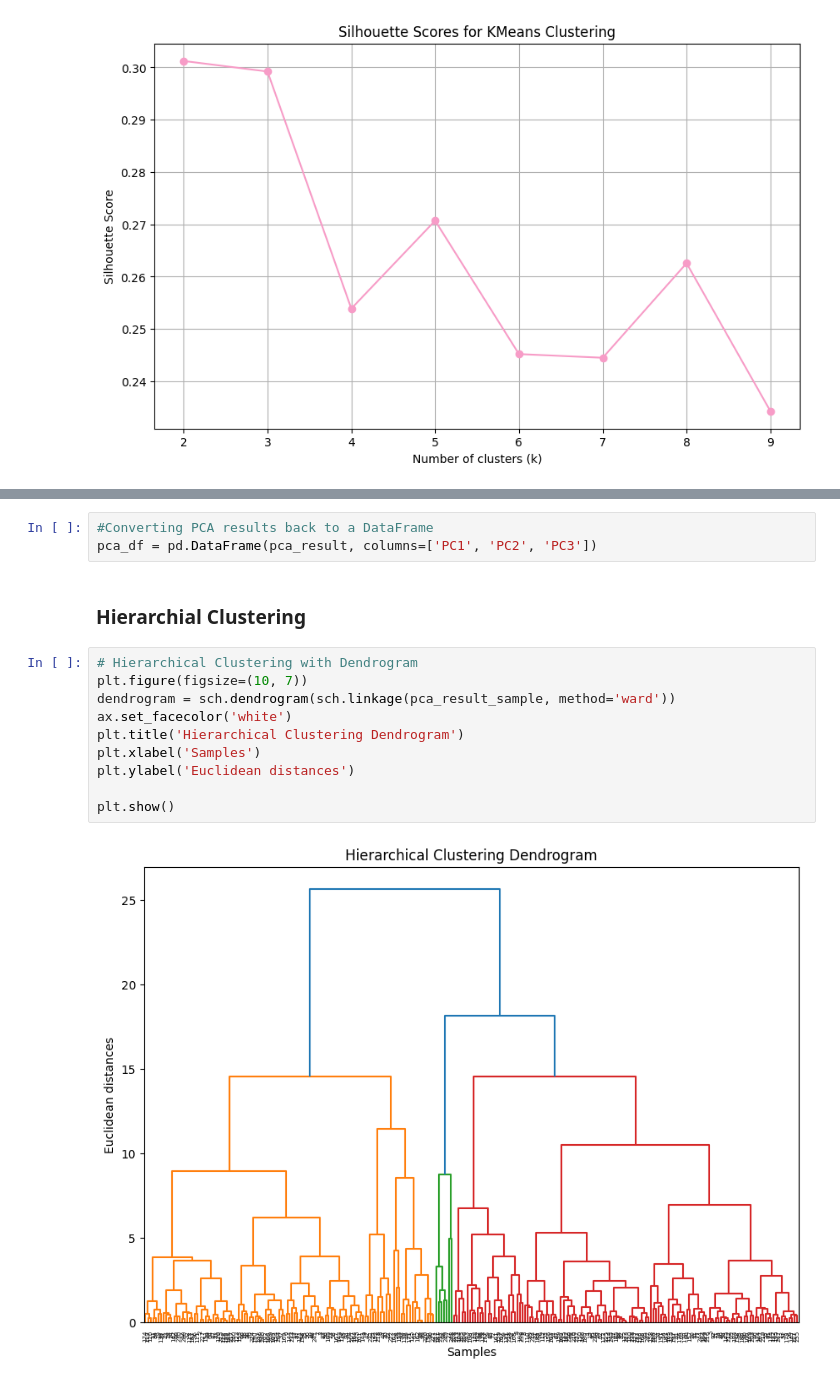
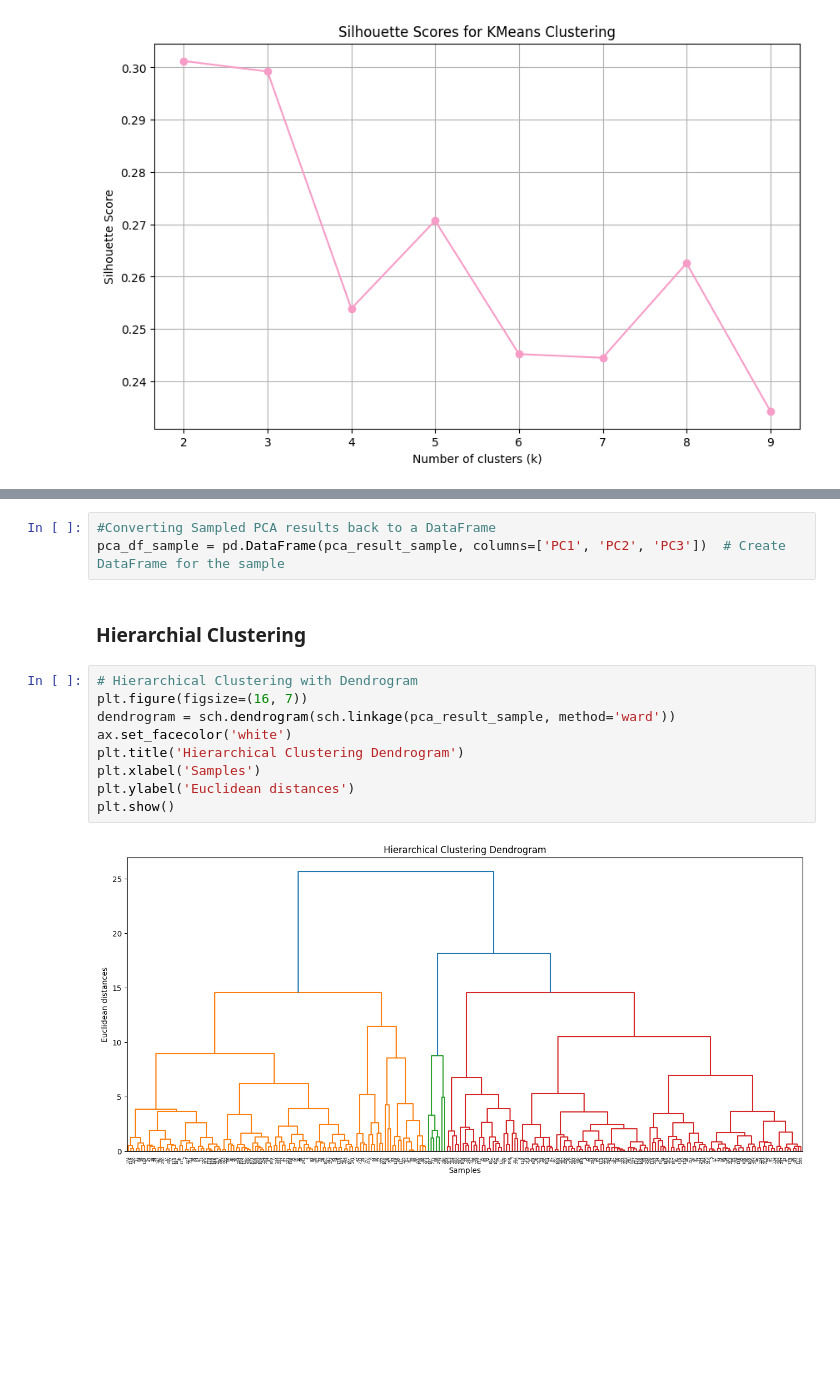
Before and after one commit to KenzieHensel/Project, a Jupyter notebook: Module_2/Clustering.ipynb, the cells around one changed output, grey strips where cells are left out. Saved outputs shown, nothing was run; the diff lists cells and outputs as text; blank space fills up the shorter version.

```diff
--- a/Module_2/Clustering.ipynb
+++ b/Module_2/Clustering.ipynb
@@ -176,17 +163,16 @@ for k in chosen_k_values:
 # %%
-#Converting PCA results back to a DataFrame
-pca_df = pd.DataFrame(pca_result, columns=['PC1', 'PC2', 'PC3'])
+#Converting Sampled PCA results back to a DataFrame
+pca_df_sample = pd.DataFrame(pca_result_sample, columns=['PC1', 'PC2', 'PC3'])  # Create DataFrame for the sample
 # %% [markdown]
 ### Hierarchial Clustering
 # %%
 # Hierarchical Clustering with Dendrogram
-plt.figure(figsize=(10, 7))
+plt.figure(figsize=(16, 7))
 dendrogram = sch.dendrogram(sch.linkage(pca_result_sample, method='ward'))
 ax.set_facecolor('white')
 plt.title('Hierarchical Clustering Dendrogram')
 plt.xlabel('Samples')
 plt.ylabel('Euclidean distances')
-
 plt.show()
 # %% [output]
-[figure, old version]
+[figure, new version]
```
Also changed, not shown: parts of 7 cells of this notebook, 15 other files.
